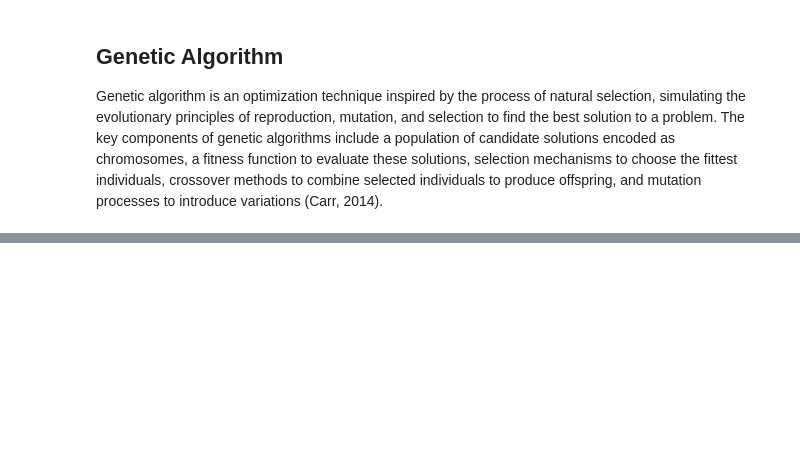
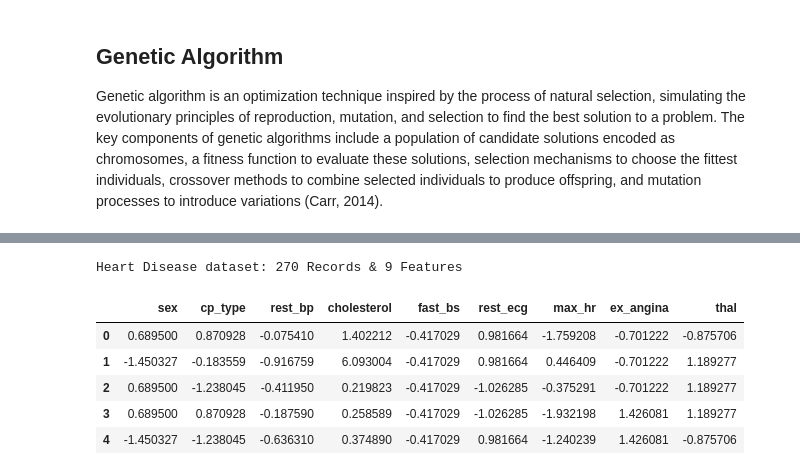
Before and after one commit to RomanShrestha07/DANA_4830_Group_Project, a Jupyter notebook: GroupProject.ipynb, the cells around one changed output, grey strips where cells are left out. Drawn from its saved outputs; the diff is of its cells as text; code cells hidden in the pictures; blank space fills up the shorter version.

```diff
--- a/GroupProject.ipynb
+++ b/GroupProject.ipynb
@@ -586,22 +589,10 @@ def generations(X, y, model_name, model, size, n_feat, selection_prop=0.5, cross
 # %%
-data_bc = pd.read_csv("heart.dat", header=None, sep=" ")
+heart_df = pd.read_csv("data/heart.dat", header=None, sep=" ")
 
 column_names = [
-    "age",
-    "sex",
-    "cp_type",  # chest pain type
-    "rest_bp",  # resting blood pressure
-    "cholesterol",  # serum cholesterol in mg/dl
-    "fast_bs",  # fasting blood sugar > 120 mg/dl
-    "rest_ecg",  # resting electrocardiograph results
-    "max_hr",  # maximum heart rate achieved
-    "ex_angina",  # exercise induced angina
-    "old_peak",  # old peak = ST depression induced by exercise relative to rest
-    "slope",  # the slope of the peak exercise ST segment
-    "num_vessels",  # number of major vessels colored by fluoroscopy
-    "thal",  # thal: 3 = normal; 6 = fixed defect; 7 = reversible defect
-    "hd_presence"  # heart disease presence
+    "age", "sex", "cp_type", "rest_bp", "cholesterol", "fast_bs", "rest_ecg",
+    "max_hr", "ex_angina", "old_peak", "slope",  "num_vessels", "thal",  "hd_presence"
 ]
 
-data_bc.columns = column_names
-data_bc.head()
+heart_df.columns = column_names
+heart_df.head()
@@ -608,6 +606,11 @@ data_bc.head()
 # %%
-label_bc = data_bc["hd_presence"]
-# label_bc = np.where(label_bc == 'M', 1, 0)
-data_bc.drop(["hd_presence"], axis=1, inplace=True)
+y = heart_df["hd_presence"]
+X = heart_df.drop(["hd_presence", "age", "slope", "old_peak", "num_vessels"], axis=1)
 
-print("Heart Disease dataset:\n", data_bc.shape[0], "Records\n", data_bc.shape[1], "Features")
+scaler = StandardScaler()
+X_scaled = scaler.fit_transform(X)
+X_scaled = pd.DataFrame(X_scaled, columns=X.columns)
+
+print("Heart Disease dataset:", X.shape[0], "Records &", X.shape[1], "Features")
+# %% [output]
+Heart Disease dataset: 270 Records & 9 Features
@@ -629,0 +617,9 @@ plot(score_bc, 0.9, 1.0, c="gold")
+# %%
+X_scaled.head()
+# %% [output]
+|  | sex | cp_type | rest_bp | cholesterol | fast_bs | rest_ecg | max_hr | ex_angina | thal |
+| 0 | 0.689500 | 0.870928 | -0.075410 | 1.402212 | -0.417029 | 0.981664 | -1.759208 | -0.701222 | -0.875706 |
+| 1 | -1.450327 | -0.183559 | -0.916759 | 6.093004 | -0.417029 | 0.981664 | 0.446409 | -0.701222 | 1.189277 |
+| 2 | 0.689500 | -1.238045 | -0.411950 | 0.219823 | -0.417029 | -1.026285 | -0.375291 | -0.701222 | 1.189277 |
+| 3 | 0.689500 | 0.870928 | -0.187590 | 0.258589 | -0.417029 | -1.026285 | -1.932198 | 1.426081 | 1.189277 |
+| 4 | -1.450327 | -1.238045 | -0.636310 | 0.374890 | -0.417029 | 0.981664 | -1.240239 | 1.426081 | -0.875706 |
```
Also changed, not shown: parts of 40 cells of this notebook.
